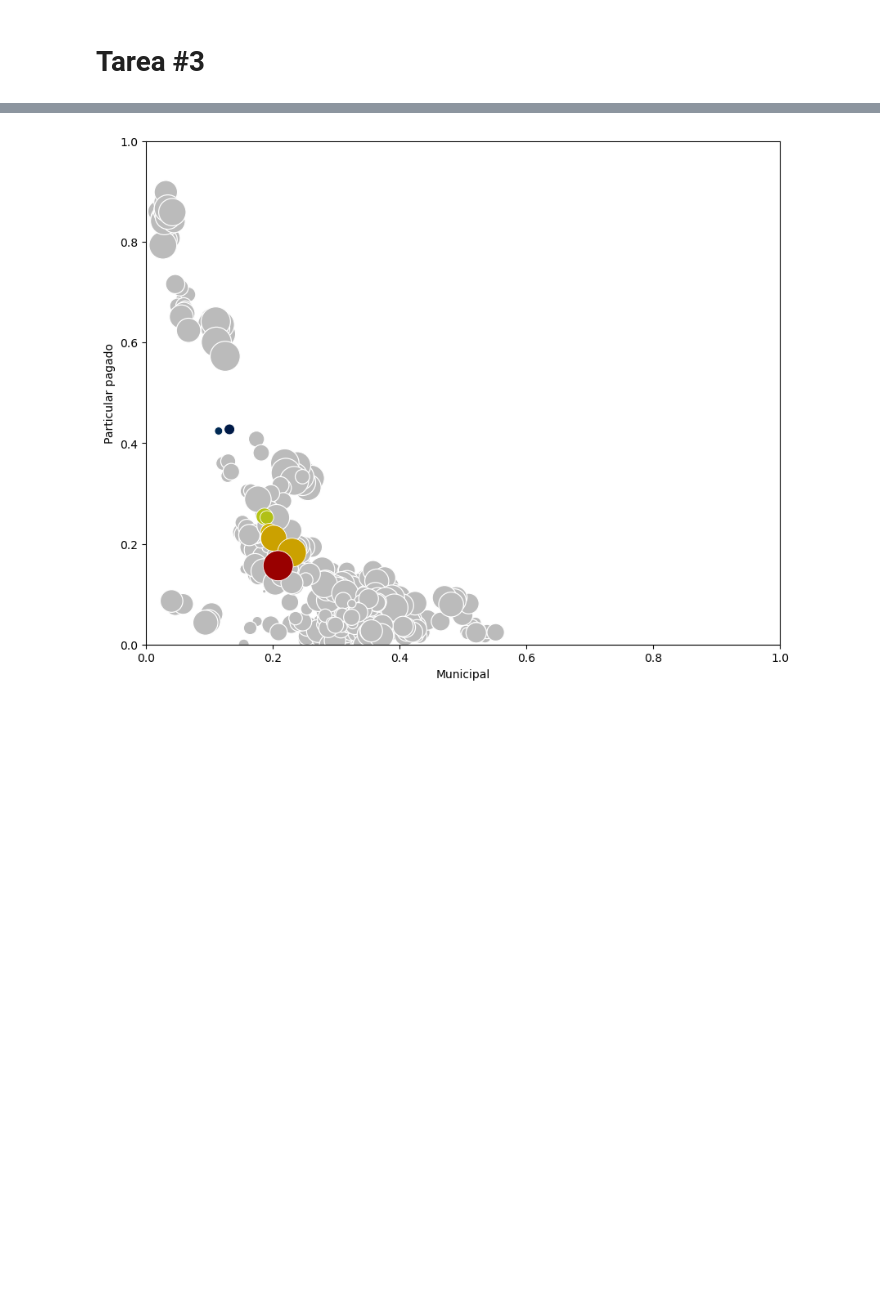
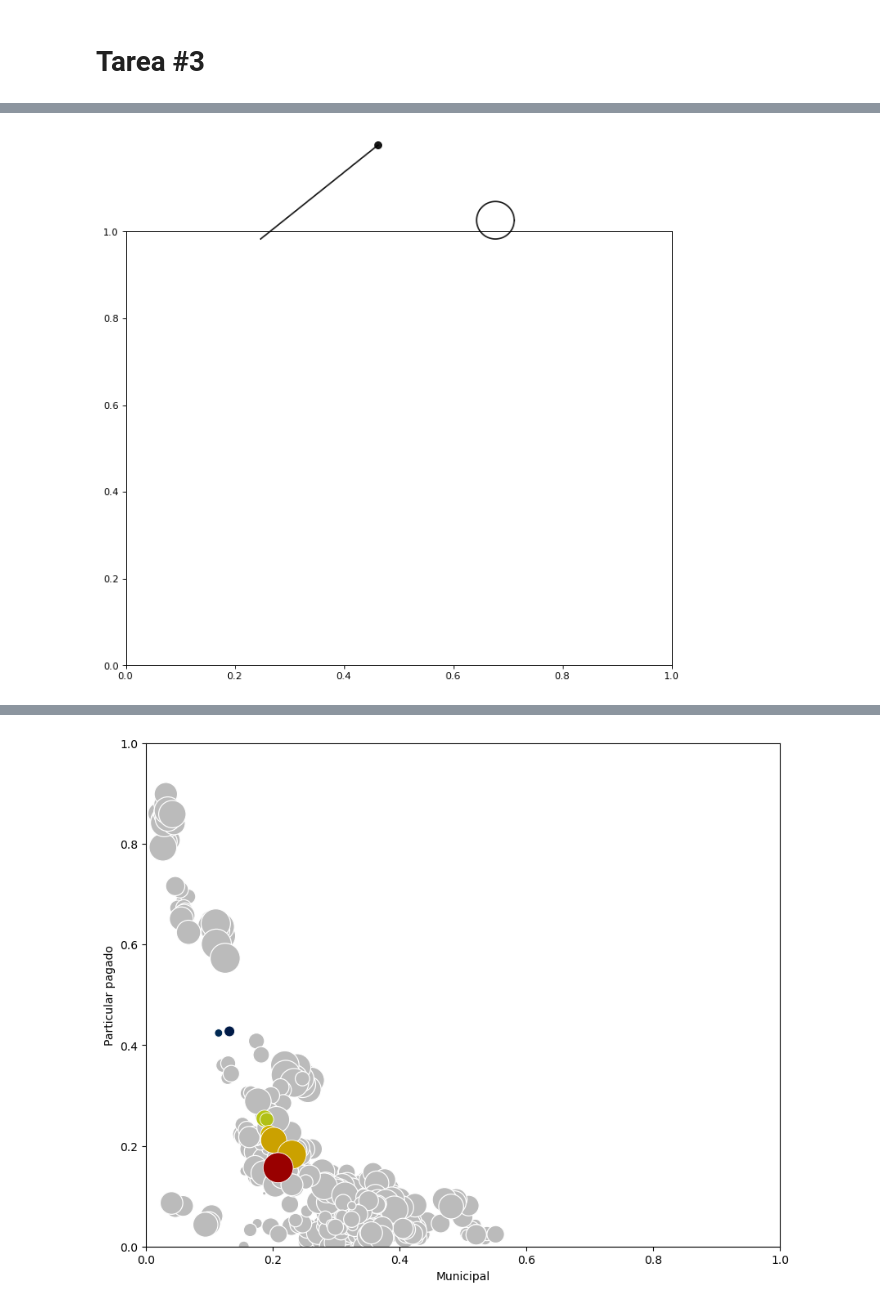
Before and after one commit to desareca/infovis-MDS_UDD, a Jupyter notebook: Tareas/Tarea 3/Tarea 3.ipynb, the cells around one changed output, grey strips where cells are left out. Drawn from its saved outputs; the diff is of its cells as text; code cells hidden in the pictures; blank space fills up the shorter version.

```diff
--- a/Tareas/Tarea 3/Tarea 3.ipynb
+++ b/Tareas/Tarea 3/Tarea 3.ipynb
@@ -237,0 +399,30 @@ plt.show()
+# %%
+def drawCircle(fig, pos=[0.6, 0.85, 0.1, 0.01], color='k', alpha=0.9):
+    theta = np.linspace(0, 2 * np.pi, 100)
+    x = np.cos(theta)
+    y = np.sin(theta)
+    circle_ax = fig.add_axes(pos)
+    circle_ax.plot(x, y, color=color, alpha=alpha)
+    circle_ax.fill(x, y, color='#ffffff', alpha=0.)  # Para rellenar el círculo
+    circle_ax.set_xlim(-1.5, 1.5)
+    circle_ax.set_ylim(-1.5, 1.5)
+    circle_ax.set_aspect('equal', adjustable='box')
+    circle_ax.set_axis_off()
+
+def drawLine(fig, pos=[0.6, 0.85, 0.5, 0.5], points=[[0,0], [10,10]],color='k', alpha=0.9, margin=0.1):
+    line_ax = fig.add_axes(pos)
+    line_ax.plot(points[0], points[1], color=color, alpha=alpha)
+    line_ax.scatter(points[0][-1], points[1][-1], color=color, alpha=alpha, s=50)
+
+    line_ax.set_xlim(np.min(points[0])-margin, np.max(points[0])+margin)
+    line_ax.set_ylim(np.min(points[1])-margin, np.max(points[1])+margin)
+    #line_ax.set_aspect('equal', adjustable='box')
+    line_ax.set_axis_off()
+drawLine(fig, pos=[0.3, 0.85, 0.2, 0.2], points=[[0,1], [9,10]],color='k', alpha=0.9)
+
+fig, ax = plt.subplots(1,figsize=(10,8), dpi=80)
+
+drawCircle(fig, pos=[0.6, 0.85, 0.1, 0.1], color='k', alpha=0.9)
+drawLine(fig, pos=[0.3, 0.85, 0.2, 0.2], points=[[0,1], [9,10]],color='k', alpha=0.9)
+# %% [output]
+[figure, added]
```
Also changed, not shown: parts of 19 cells of this notebook.
